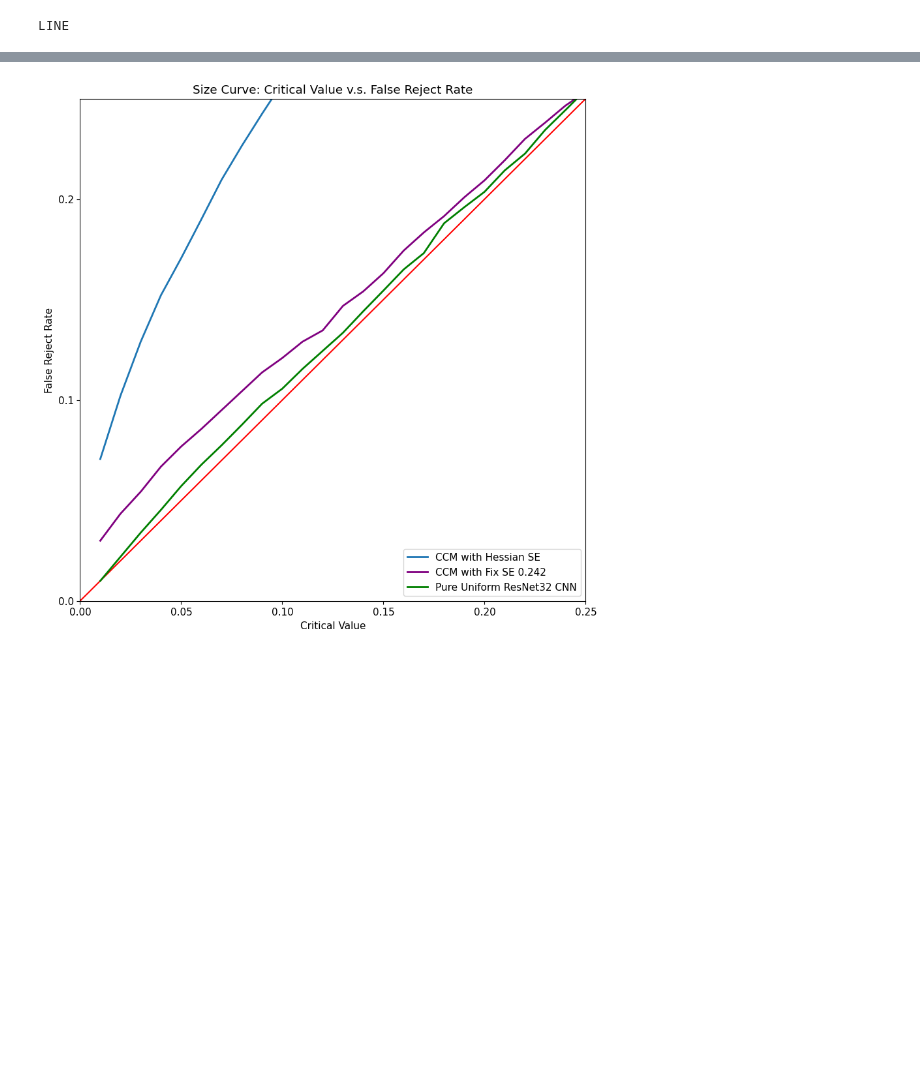
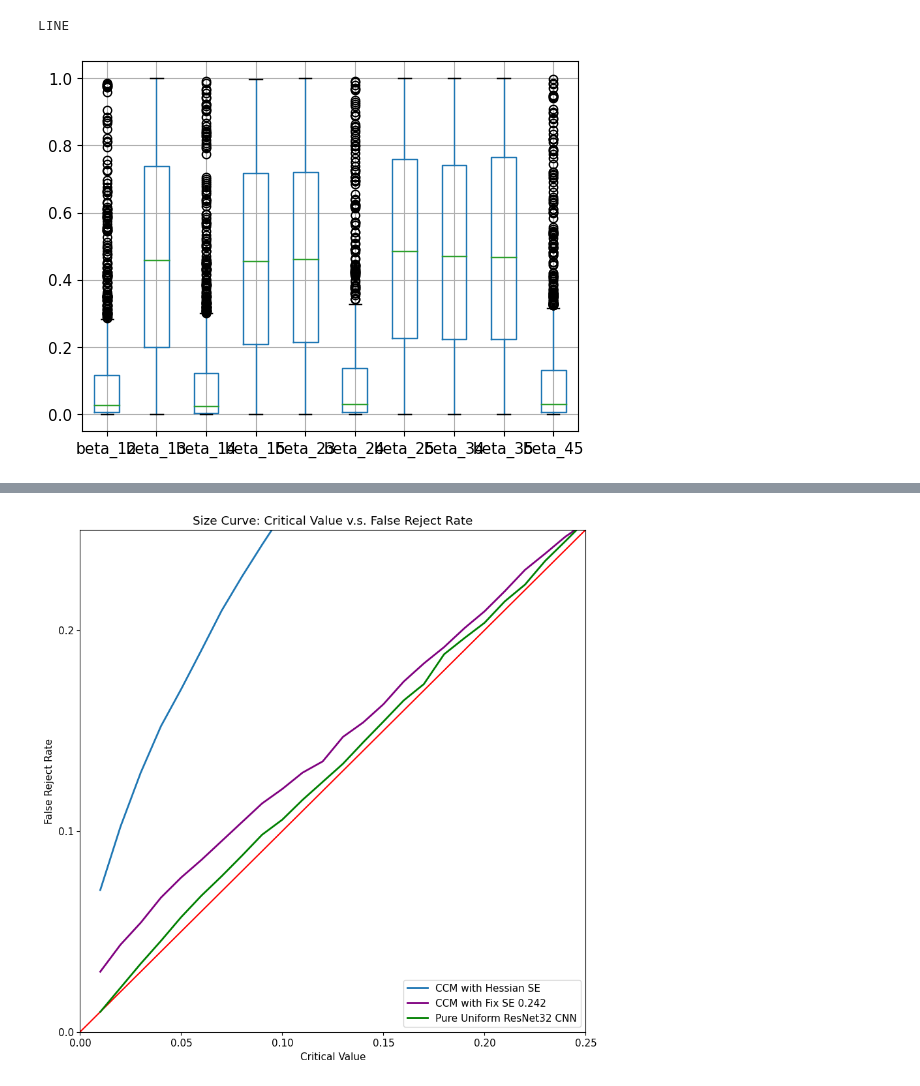
Before and after one commit to EasonJia9598/gene_interaction_CNN, a Jupyter notebook: mirror_statistics.ipynb, the cells around one changed output, grey strips where cells are left out. Cells and saved outputs as stored; diff of their text form; code cells hidden in the pictures; blank space fills up the shorter version.

```diff
--- a/mirror_statistics.ipynb
+++ b/mirror_statistics.ipynb
@@ -369,3 +371,11 @@ predictions = pd.concat(predictions_array, axis = 0)
 truth = pd.concat(truth_array, axis = 0)
 # %% [output]
 LINE
+# %%
+p_value_predictions = pd.DataFrame(2 * (1 - stats.norm.cdf(abs(predictions / 0.23))))
+p_value_predictions.columns = predictions.columns
+# %%
+p_value_predictions.boxplot()
+plt.show()
+# %% [output]
+[figure, added]
```
Also changed, not shown: parts of 5 cells of this notebook, 7 other files.
